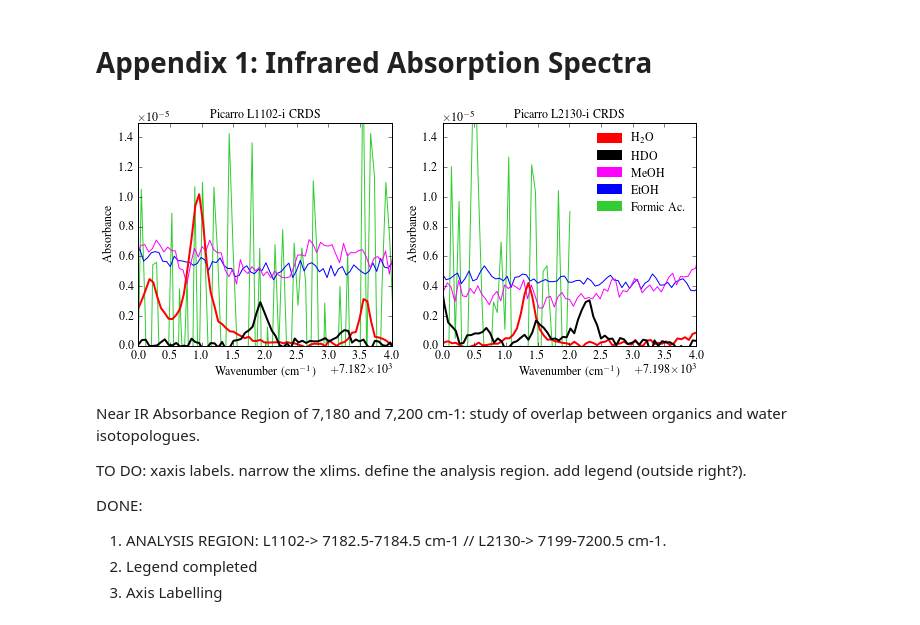
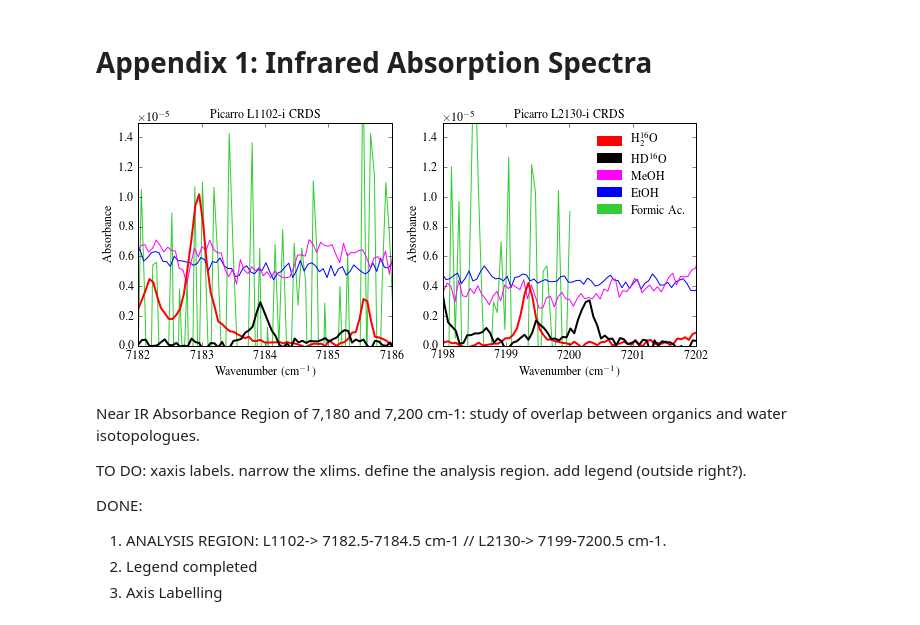
Before and after one commit to wolfhelius/isodopes, a Jupyter notebook: Isodopes Plotting.ipynb, the cells around one changed output. Drawn from its saved outputs; the diff is of its cells as text; code cells hidden in the pictures.

Commit message:
latest figure updates

```diff
--- a/Isodopes Plotting.ipynb
+++ b/Isodopes Plotting.ipynb
@@ -44,42 +45,44 @@ axes[0].plot(spectra.wn_etoh, spectra.abs10e6_etoh*fudge,'blue')
 axes[0].plot(spectra.wn_meoh, spectra.abs10e6_meoh*fudge,'magenta')
 axes[0].plot(spectra.wn_h2o, spectra.abs10e6_h2o*fudge,'red', linewidth=2.0)
 axes[0].plot(spectra.wn_hdo, spectra.abs10e6_hdo*fudge, 'black', linewidth=2.0)
-
+axes[0].locator_params(axis = 'x', nbins=5)
+axes[0].xaxis.set_major_formatter(FormatStrFormatter('%d'))
 axes[0].plot([0, 15], lw = 2)
 # ^ replace this with a patch
 axes[0].set_xlim([L1102-breadth, L1102+breadth])
 axes[0].set_ylim([0, 15*fudge])
 axes[0].set_xlabel('Wavenumber (cm$^{-1}$)')
 axes[0].set_ylabel('Absorbance')
 
 L2130 = 7200
 axes[1].ticklabel_format(style='sci', axis='y', scilimits=(0,0))
 axes[1].set_title("Picarro L2130-i CRDS", fontsize = sizeOfFont)
 axes[1].plot(spectra.wn_facid, spectra.abs10e6_facid*fudge, 'limegreen')
 axes[1].plot(spectra.wn_etoh, spectra.abs10e6_etoh*fudge,'blue')
 axes[1].plot(spectra.wn_meoh, spectra.abs10e6_meoh*fudge,'magenta')
 axes[1].plot(spectra.wn_h2o, spectra.abs10e6_h2o*fudge,'red', linewidth=2.0)
 axes[1].plot(spectra.wn_hdo, spectra.abs10e6_hdo*fudge, 'black', linewidth=2.0)
-
+axes[1].locator_params(axis = 'x', nbins=5)
+axes[1].xaxis.set_major_formatter(FormatStrFormatter('%d'))
 axes[1].plot([0, 15], lw = 2)
 # ^ replace this with a patch
 axes[1].set_xlim([L2130-breadth, L2130+breadth])
 axes[1].set_ylim([0,15*fudge])
 axes[1].set_xlabel('Wavenumber (cm$^{-1}$)')
 axes[1].set_ylabel('Absorbance')
 
 # Legend (outside right)
-h2o_patch = mpatches.Patch(color='red', label='H$_2$O')
-hdo_patch = mpatches.Patch(color='black', label='HDO')
+h2o_patch = mpatches.Patch(color='red', label='H$_2^{16}$O')
+hdo_patch = mpatches.Patch(color='black', label='HD$^{16}$O')
 meoh_patch = mpatches.Patch(color='magenta', label='MeOH')
 etoh_patch = mpatches.Patch(color='blue', label='EtOH')
 facid_patch = mpatches.Patch(color='limegreen', label='Formic Ac.')
 
 #plt.legend(handles=[h2o_patch, hdo_patch, meoh_patch, etoh_patch, facid_patch], bbox_to_anchor=(1.65, 0.5), loc = 5);
 plt.legend(handles=[h2o_patch, hdo_patch, meoh_patch, etoh_patch, facid_patch], bbox_to_anchor=None, loc = 1, fontsize = sizeOfFont,frameon=False);
-plt.savefig('SI1_Abs_Spectra.pdf', bbox_inches='tight')
+plt.savefig('Figure_1_AbsSpectra.pdf', bbox_inches='tight')
 # %% [output]
-[figure, old version]
+[figure, new version]
 # %% [markdown]
 Near IR Absorbance Region of 7,180 and 7,200 cm-1: study of overlap between organics and water isotopologues.
 
```
Also changed, not shown: parts of 10 cells of this notebook, 10 other files.
